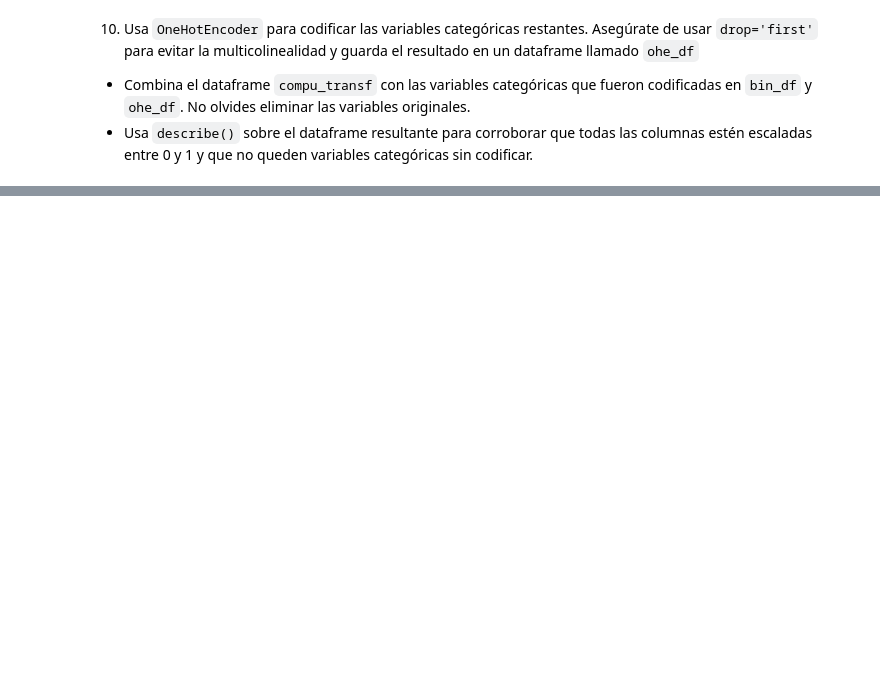
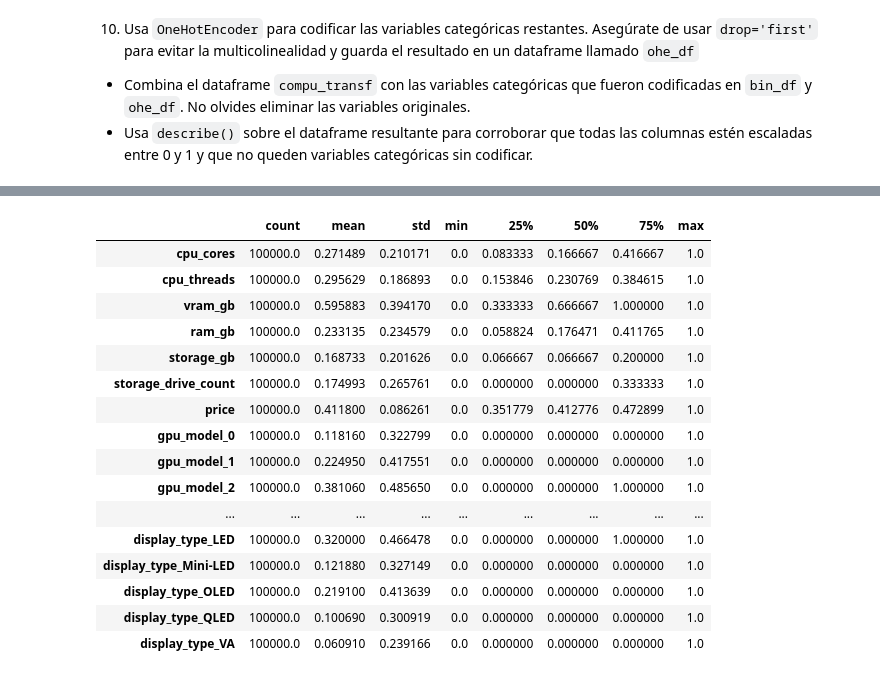
Before and after one commit to carloshgalvan95/Ciencia_Analitica_Datos, a Jupyter notebook: Modules/03_module/actividades/06_actividad/Actividad6FE_A01797969.ipynb, the cells around one changed output, grey strips where cells are left out. Cells and saved outputs as stored; diff of their text form; code cells hidden in the pictures; blank space fills up the shorter version.

Commit message:
Actividad 6 Finalizada

```diff
--- a/Modules/03_module/actividades/06_actividad/Actividad6FE.ipynb
+++ b/Modules/03_module/actividades/06_actividad/Actividad6FE_A01797969.ipynb
@@ -747,0 +859,8 @@ Nota: Ambos cambios deben efectuarse sobre la columna original, de manera que qu
+# %%
+# Guardamos las variables categoricas de compu_trans y eliminamos 'gpu_model' previamente codificada
+cat_cols_trans = compu_df.select_dtypes(include=["object"]).columns.drop("gpu_model")
+
+# Esta vez si utilizamos la lista de variables relevantes que definimos durante el inciso 3 de la actividad
+# para filtrar las variables categoricas
+cat_cols_trans = [col for col in cat_cols_trans if col in vars_a_conservar]
+cat_cols_trans
@@ -747,0 +869,14 @@ Nota: Ambos cambios deben efectuarse sobre la columna original, de manera que qu
+# %%
+# Inicializamos la instancia de OneHotEncoder
+onehot_encoder = OneHotEncoder(drop='first', sparse_output=False)
+
+# Aplicamos el OneHotEncoder sobre las columnas categóricas listadas en cat_cocat_cols_transs
+encoded = onehot_encoder.fit_transform(compu_trans[cat_cols_trans])
+ohe_df = pd.DataFrame(encoded, columns=onehot_encoder.get_feature_names_out(cat_cols_trans), index=compu_trans.index)
+# %%
+# Para armar nuestro DataFrame final, consideramos compu_trans como base, filtrando de la lista definida
+# en el inciso 3 "vars_a_conservar", y eliminando las variables originales codificadas
+cols_to_drop = ['device_type', 'cpu_brand', 'storage_type', 'display_type', 'gpu_model']
+compu_trans = compu_trans.loc[:, [col for col in vars_a_conservar if col in compu_trans.columns]]
+compu_trans = compu_trans.drop(columns=cols_to_drop)
+compu_trans
@@ -747,0 +897,4 @@ Nota: Ambos cambios deben efectuarse sobre la columna original, de manera que qu
+# %%
+# Concatenamos bin_df y ohe_df al dataframe base
+compu_final = pd.concat([compu_trans, bin_df, ohe_df], axis=1)
+compu_final.head()
@@ -747,0 +909,21 @@ Nota: Ambos cambios deben efectuarse sobre la columna original, de manera que qu
+# %%
+# Verificamos un correcto escalamiento y codificacion de todas las variables
+compu_final.describe().T
+# %% [output]
+|  | count | mean | std | min | 25% | 50% | 75% | max |
+| cpu_cores | 100000.0 | 0.271489 | 0.210171 | 0.0 | 0.083333 | 0.166667 | 0.416667 | 1.0 |
+| cpu_threads | 100000.0 | 0.295629 | 0.186893 | 0.0 | 0.153846 | 0.230769 | 0.384615 | 1.0 |
+| vram_gb | 100000.0 | 0.595883 | 0.394170 | 0.0 | 0.333333 | 0.666667 | 1.000000 | 1.0 |
+| ram_gb | 100000.0 | 0.233135 | 0.234579 | 0.0 | 0.058824 | 0.176471 | 0.411765 | 1.0 |
+| storage_gb | 100000.0 | 0.168733 | 0.201626 | 0.0 | 0.066667 | 0.066667 | 0.200000 | 1.0 |
+| storage_drive_count | 100000.0 | 0.174993 | 0.265761 | 0.0 | 0.000000 | 0.000000 | 0.333333 | 1.0 |
+| price | 100000.0 | 0.411800 | 0.086261 | 0.0 | 0.351779 | 0.412776 | 0.472899 | 1.0 |
+| gpu_model_0 | 100000.0 | 0.118160 | 0.322799 | 0.0 | 0.000000 | 0.000000 | 0.000000 | 1.0 |
+| gpu_model_1 | 100000.0 | 0.224950 | 0.417551 | 0.0 | 0.000000 | 0.000000 | 0.000000 | 1.0 |
+| gpu_model_2 | 100000.0 | 0.381060 | 0.485650 | 0.0 | 0.000000 | 0.000000 | 1.000000 | 1.0 |
+| ... | ... | ... | ... | ... | ... | ... | ... | ... |
+| display_type_LED | 100000.0 | 0.320000 | 0.466478 | 0.0 | 0.000000 | 0.000000 | 1.000000 | 1.0 |
+| display_type_Mini-LED | 100000.0 | 0.121880 | 0.327149 | 0.0 | 0.000000 | 0.000000 | 0.000000 | 1.0 |
+| display_type_OLED | 100000.0 | 0.219100 | 0.413639 | 0.0 | 0.000000 | 0.000000 | 0.000000 | 1.0 |
+| display_type_QLED | 100000.0 | 0.100690 | 0.300919 | 0.0 | 0.000000 | 0.000000 | 0.000000 | 1.0 |
+| display_type_VA | 100000.0 | 0.060910 | 0.239166 | 0.0 | 0.000000 | 0.000000 | 0.000000 | 1.0 |
```
Also changed, not shown: parts of 14 cells of this notebook.
